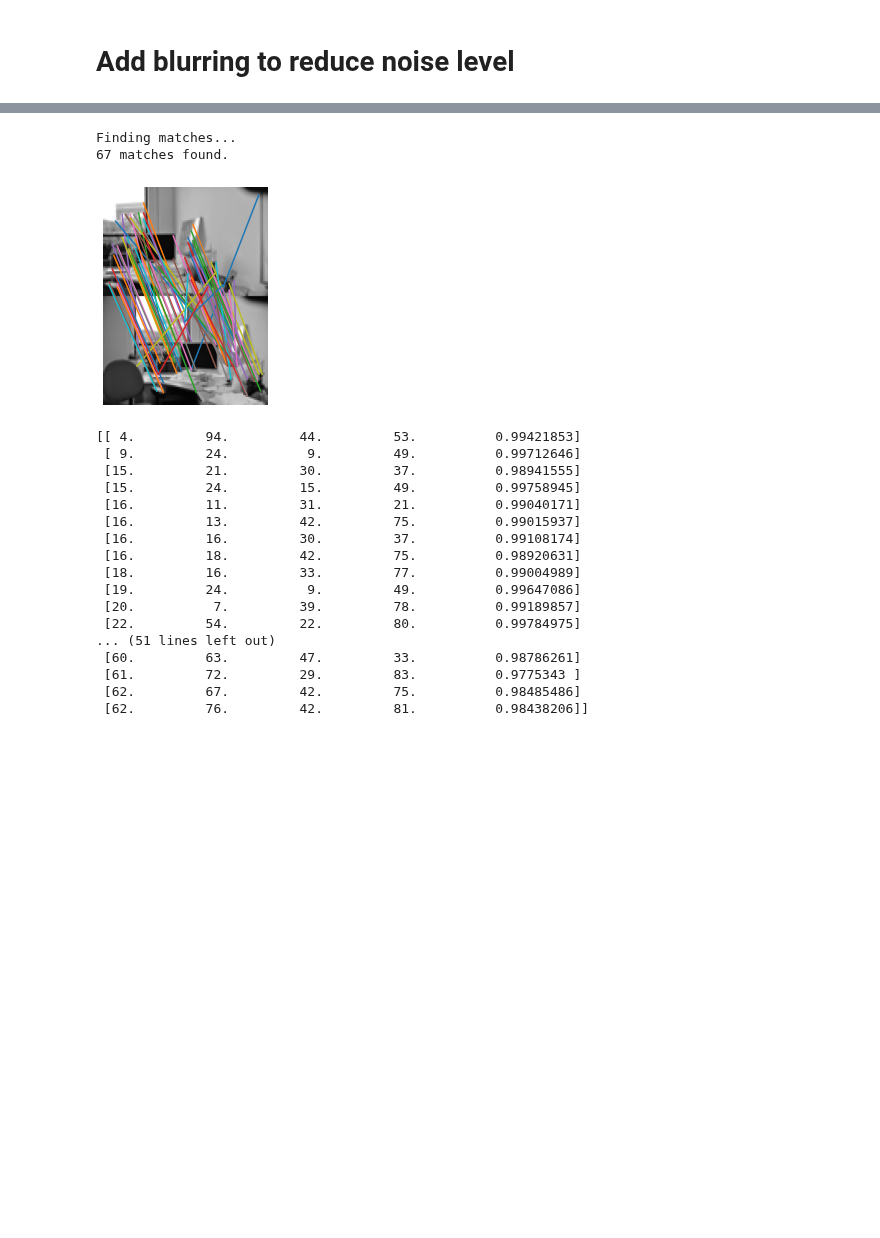
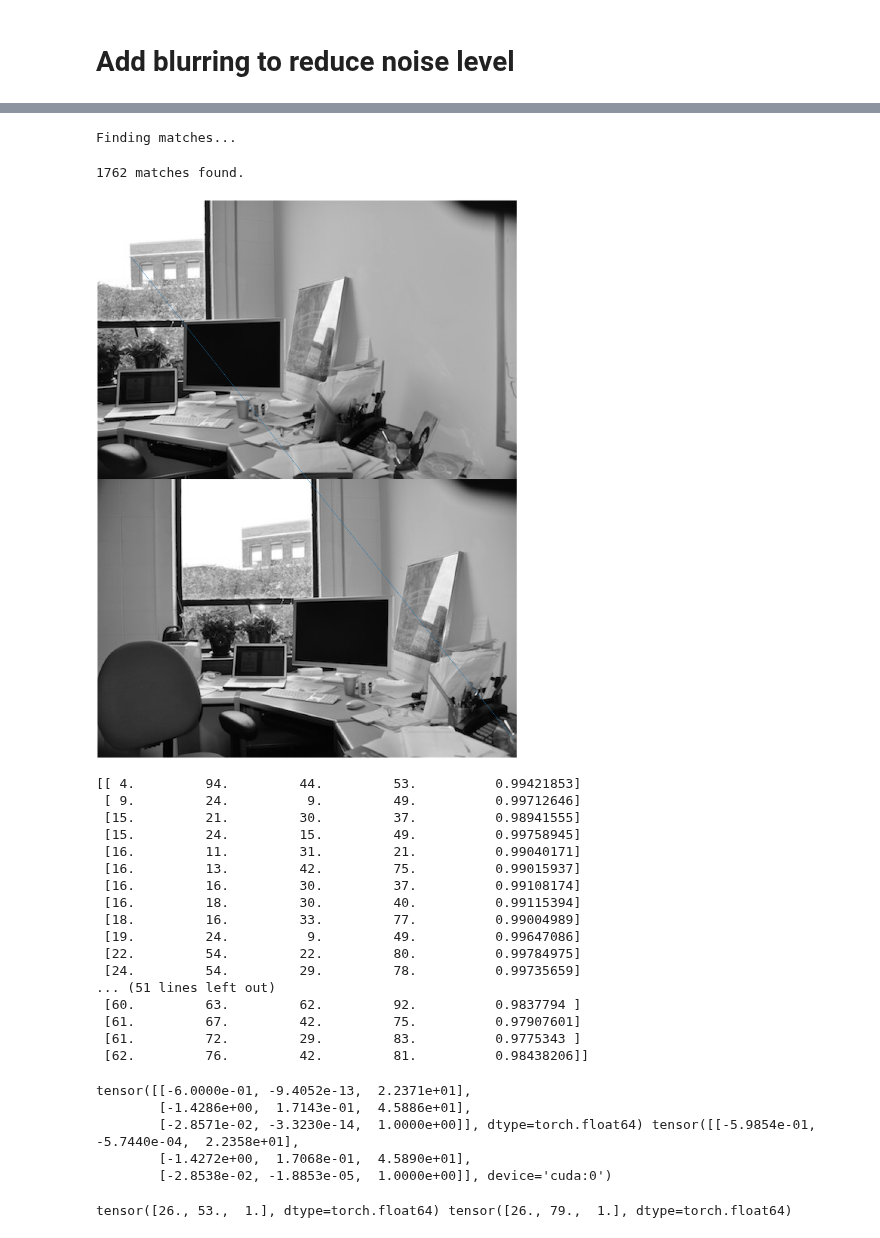
Before and after one commit to Tsmorz/computer-vision, a Jupyter notebook: Project 2/HarrisCorners.ipynb, the cells around one changed output, grey strips where cells are left out. Cells and saved outputs as stored; diff of their text form; code cells hidden in the pictures; blank space fills up the shorter version.

```diff
--- a/Project 2/HarrisCorners.ipynb
+++ b/Project 2/HarrisCorners.ipynb
@@ -252,7 +254,8 @@ file = 'DanaOffice/DSC_0308.JPG'
 image = Image.open(file)
 
 
-resize = np.max(image.size)/100
+# resize = np.max(image.size)/1
+resize = 1
 
 # Reduce resolution
 image1 = reduceRes(image,resize)
@@ -278,12 +281,18 @@ im2 = boxFilter(gray2,blur)
 # Find sparse corners
 print('Finding corners...')
 width = 7
-k = 0.05
+k = 0.04
 density = 100
-corners1 = reducedHarris(im1,width,k,density)
-corners2 = reducedHarris(im2,width,k,density)
+# corners1 = reducedHarris(im1,width,k,density)
+# corners2 = reducedHarris(im2,width,k,density)
 
 plt.imshow(gray1,cmap='gray')
-plt.imshow(corners1>0,cmap='gray',alpha=0.5)
+# plt.imshow(corners1>0,cmap='gray',alpha=0.5)
+Ix = Sobelx(gray1)
+Iy = Sobely(gray1)
+plt.imshow(np.sqrt(Iy**2 + Ix**2), cmap='gray', alpha=0.9)
+plt.show()
+plt.imshow(gray2, cmap='gray')
+# plt.imshow(corners2>0, cmap='gray', alpha=0.5)
 # %% [output]
 Finding corners...
@@ -294,14 +302,14 @@ Corners: 67
 # %%
 # Find matches
 print('Finding matches...')
 num_matches = np.sum(corners1>0)
-matches = patch2patch(im1,im2,corners1,corners2,width,num_matches)
+matches = patch2patch(im1,im2,corners1,corners2,7,num_matches)
 print(matches.shape[0],'matches found.')
-drawLines(gray1,gray2,matches,0.95)
+drawLines(gray1,gray2,matches[16:17],0.95)
 # %% [output]
 Finding matches...
-67 matches found.
+1762 matches found.
-[figure, old version]
+[figure, new version]
 # %%
 print(matches)
 # %% [output]
@@ -312,13 +320,13 @@ print(matches)
  [16.         11.         31.         21.          0.99040171]
  [16.         13.         42.         75.          0.99015937]
  [16.         16.         30.         37.          0.99108174]
- [16.         18.         42.         75.          0.98920631]
+ [16.         18.         30.         40.          0.99115394]
  [18.         16.         33.         77.          0.99004989]
  [19.         24.          9.         49.          0.99647086]
- [20.          7.         39.         78.          0.99189857]
  [22.         54.         22.         80.          0.99784975]
+ [24.         54.         29.         78.          0.99735659]
 ... (51 lines left out)
- [60.         63.         47.         33.          0.98786261]
+ [60.         63.         62.         92.          0.9837794 ]
+ [61.         67.         42.         75.          0.97907601]
  [61.         72.         29.         83.          0.9775343 ]
- [62.         67.         42.         75.          0.98485486]
  [62.         76.         42.         81.          0.98438206]]
@@ -324,0 +379,16 @@ print(matches)
+# %%
+h_final = torch.from_numpy(calculateHomography(matches[13:17]))
+h_other = calculate_homography(matches[13:17], 'cuda')
+print(h_final, h_other)
+# %% [output]
+tensor([[-6.0000e-01, -9.4052e-13,  2.2371e+01],
+        [-1.4286e+00,  1.7143e-01,  4.5886e+01],
+        [-2.8571e-02, -3.3230e-14,  1.0000e+00]], dtype=torch.float64) tensor([[-5.9854e-01, -5.7440e-04,  2.2358e+01],
+        [-1.4272e+00,  1.7068e-01,  4.5890e+01],
+        [-2.8538e-02, -1.8853e-05,  1.0000e+00]], device='cuda:0')
+# %%
+p_1 = torch.tensor([matches[12][0], matches[12][1], 1])
+p_2 = torch.tensor([matches[12][2], matches[12][3], 1])
+print(p_1, p_2)
+# %% [output]
+tensor([26., 53.,  1.], dtype=torch.float64) tensor([26., 79.,  1.], dtype=torch.float64)
```
Also changed, not shown: parts of 10 cells of this notebook, 2 other files.
